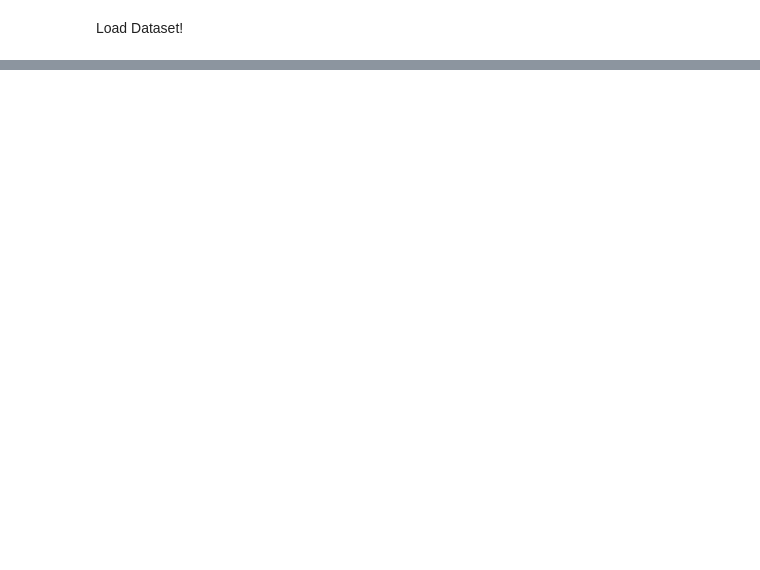
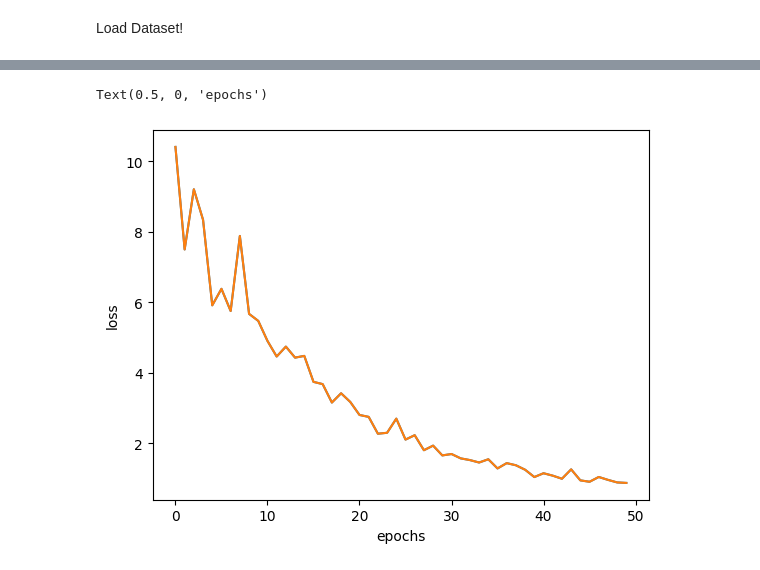
Before and after one commit to matcze/tensorflow_algorithm, a Jupyter notebook: tensorflow_algoritm.ipynb, the cells around one changed output, grey strips where cells are left out. Cells and saved outputs as stored; diff of their text form; code cells hidden in the pictures; blank space fills up the shorter version.

```diff
--- a/tensorflow_algoritm.ipynb
+++ b/tensorflow_algoritm.ipynb
@@ -60,0 +103,5 @@ housing
+# %%
+X = housing.drop("median_house_value", axis=1)
+y = housing["median_house_value"]
+# %%
+X_train, X_test, y_train, y_test = train_test_split(X, y, test_size=0.2, random_state=42)
@@ -60,0 +114,12 @@ housing
+# %%
+tf.random.set_seed(42)
+
+housing_model = tf.keras.Sequential([
+    tf.keras.layers.Dense(100),
+    tf.keras.layers.Dense(10),
+    tf.keras.layers.Dense(1),
+])
+
+housing_model.compile(loss = tf.keras.losses.mae, optimizer= tf.keras.optimizers.Adam(learning_rate=0.001), metrics=["mae"])
+
+history = housing_model.fit(X_train, y_train, epochs=50)
@@ -60,0 +149,7 @@ housing
+# %%
+pd.DataFrame(history.history).plot(legend=False)
+plt.ylabel("loss")
+plt.xlabel("epochs")
+# %% [output]
+Text(0.5, 0, 'epochs')
+[figure, added]
```
Also changed, not shown: parts of 13 cells of this notebook.
